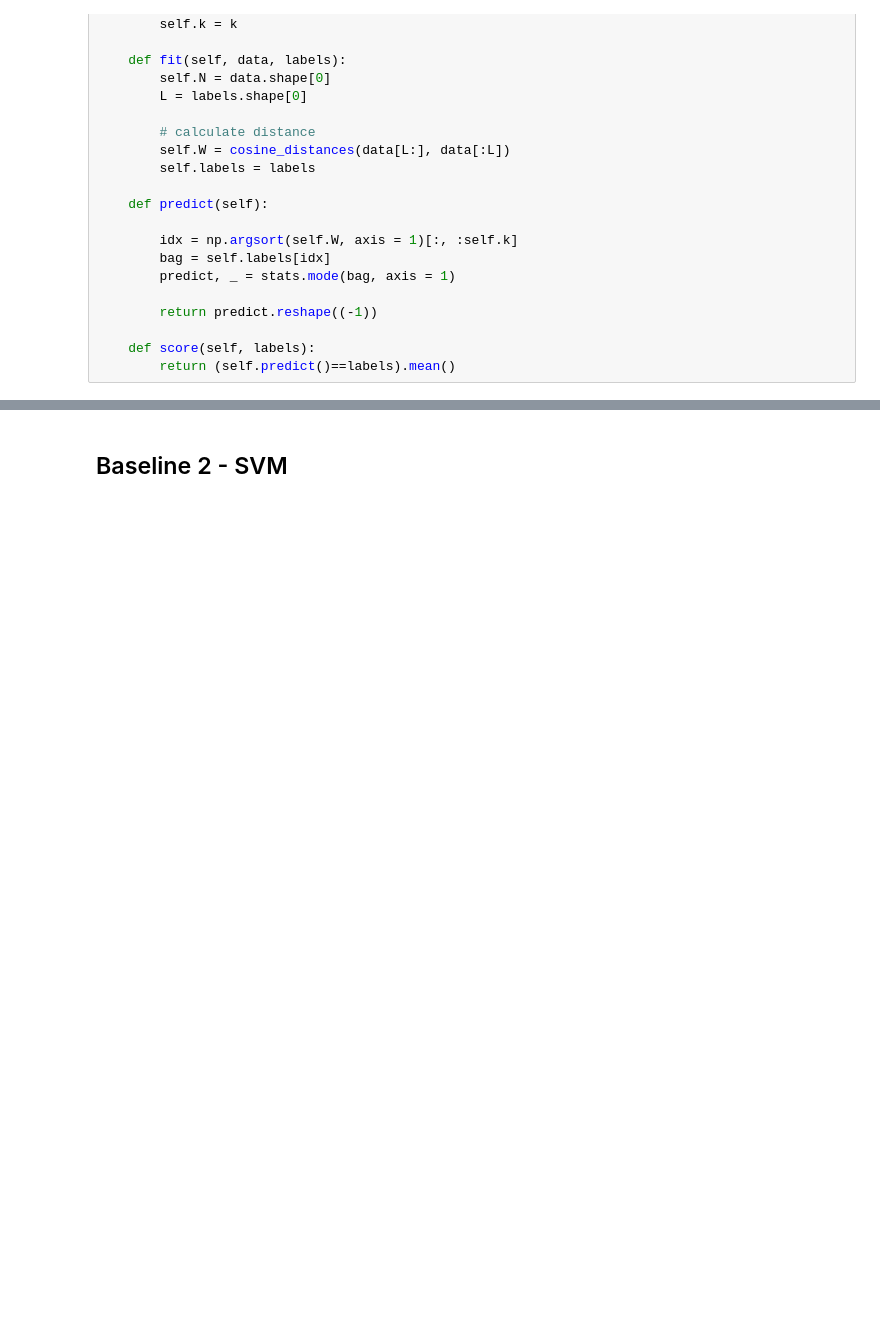
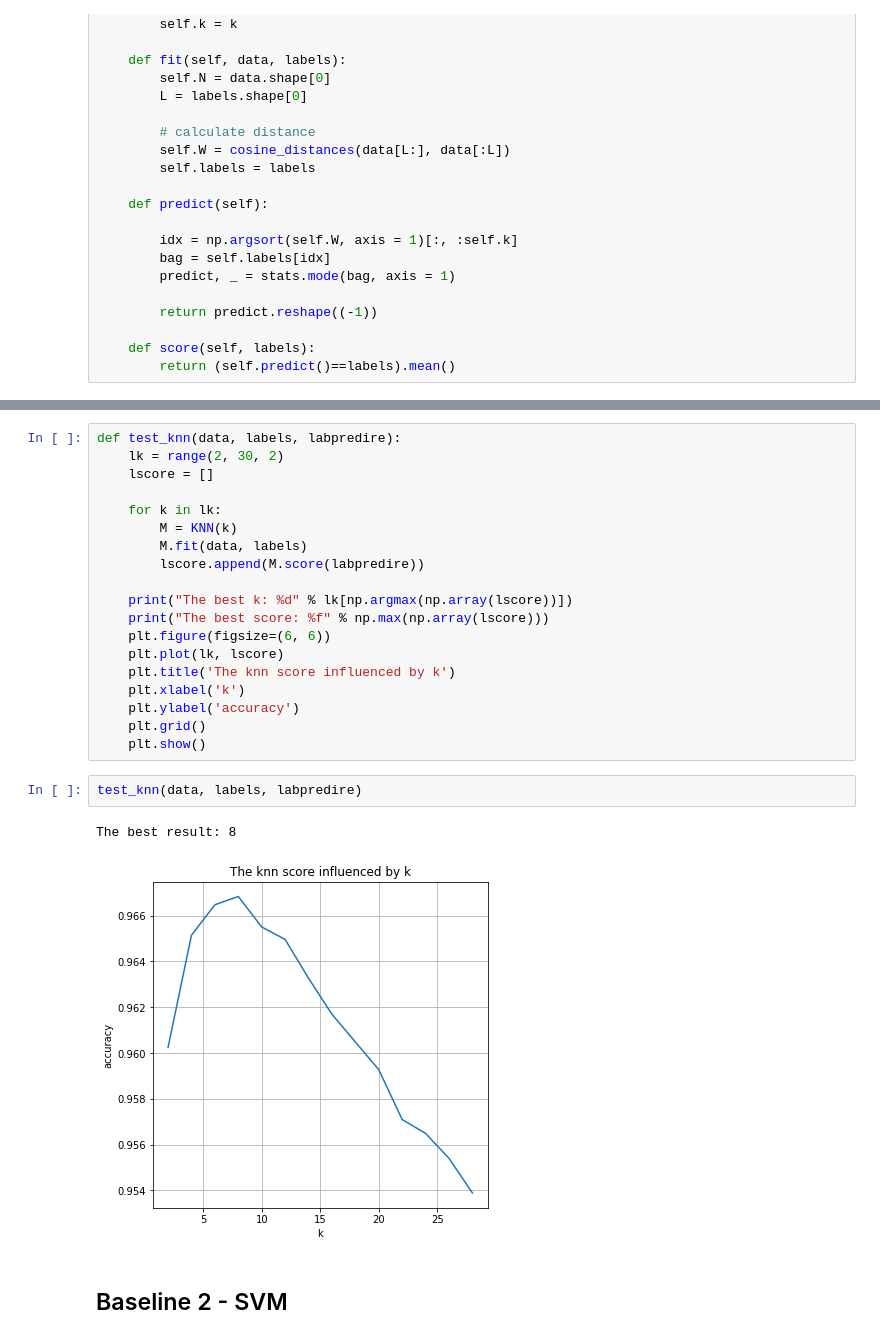
Before and after one commit to quentin-duchemin/Projet_MALAP, a Jupyter notebook: Projet.ipynb, the cells around one changed output, grey strips where cells are left out. Saved outputs shown, nothing was run; the diff lists cells and outputs as text; blank space fills up the shorter version.

```diff
--- a/Projet.ipynb
+++ b/Projet.ipynb
@@ -103,3 +177,27 @@ The score of Diffusion by knn is 0.930010
+# %%
+def test_knn(data, labels, labpredire):
+    lk = range(2, 30, 2)
+    lscore = []
+
+    for k in lk:
+        M = KNN(k)
+        M.fit(data, labels)
+        lscore.append(M.score(labpredire))
+
+    print("The best k: %d" % lk[np.argmax(np.array(lscore))])
+    print("The best score: %f" % np.max(np.array(lscore)))
+    plt.figure(figsize=(6, 6))
+    plt.plot(lk, lscore)
+    plt.title('The knn score influenced by k')
+    plt.xlabel('k')
+    plt.ylabel('accuracy')
+    plt.grid()
+    plt.show()
+# %%
+test_knn(data, labels, labpredire)
+# %% [output]
+The best result: 8
+[figure, added]
 # %% [markdown]
 ## Baseline 2 - SVM
 # %%
```
Also changed, not shown: parts of 21 cells of this notebook, 4 other files.
